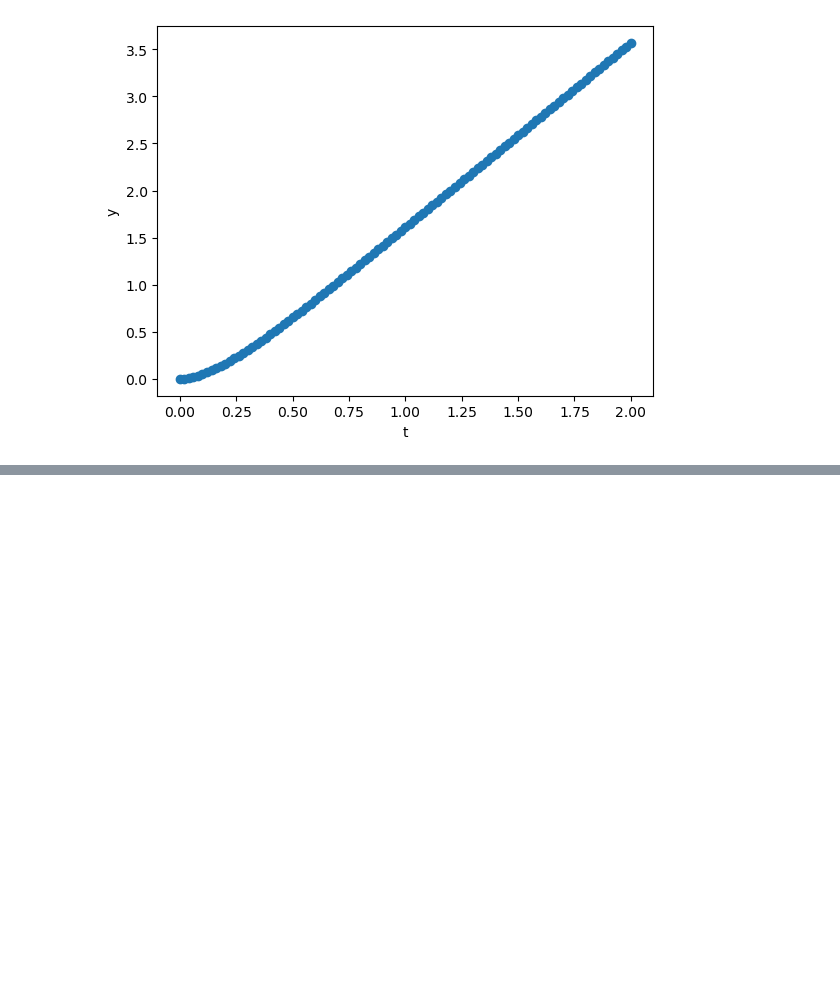
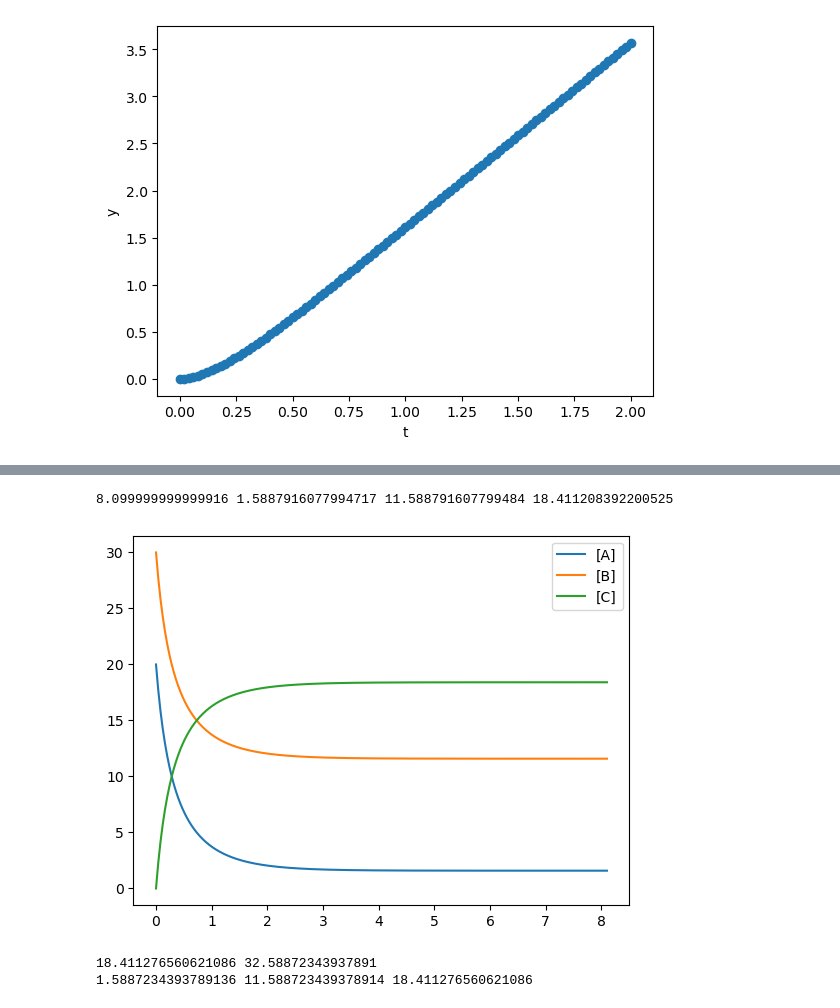
Before and after one commit to kyorin-phys/joho, a Jupyter notebook: p8.ipynb, the cells around one changed output, grey strips where cells are left out. Cells and saved outputs as stored; diff of their text form; code cells hidden in the pictures; blank space fills up the shorter version.

```diff
--- a/p8.ipynb
+++ b/p8.ipynb
@@ -143,0 +172,58 @@ plt.show()
+# %%
+import numpy as np
+import matplotlib.pyplot as plt
+k1 = 0.1
+k2 = 0.1
+dt = 0.02
+eps = 1e-4
+t = 0
+x = 20
+y = 30
+z = 0
+T = [t]
+X = [x]
+Y = [y]
+Z = [z]
+while True:
+    t += dt
+    lhs = -k1*x*y+k2*z
+    dx = lhs*dt
+    dy = dx
+    dz = -dx
+    x += dx
+    y += dy
+    z += dz
+    T.append(t)
+    X.append(x)
+    Y.append(y)
+    Z.append(z)
+    if abs(lhs) < eps:
+        break
+plt.plot(T, X, label='[A]')
+plt.plot(T, Y, label='[B]')
+plt.plot(T, Z, label='[C]')
+plt.legend()
+print(T[-1],X[-1],Y[-1],Z[-1])
+# %% [output]
+8.099999999999916 1.5887916077994717 11.588791607799484 18.411208392200525
+[figure, added]
+# %%
+# 収束値を2次方程式で求める
+A0 = 20
+B0 = 30
+C0 = 0
+K = k1/k2
+a = 1
+b = -(A0+B0+1/K)
+c = A0*B0-C0/K
+det = b**2-4*a*c
+x1 = (-b-np.sqrt(det))/2/a
+x2 = (-b+np.sqrt(det))/2/a
+print(x1, x2)
+A1 = A0 - x1
+B1 = B0 - x1
+C1 = C0 + x1
+print(A1, B1, C1)
+# %% [output]
+18.411276560621086 32.58872343937891
+1.5887234393789136 11.588723439378914 18.411276560621086
```
Also changed, not shown: parts of 13 cells of this notebook.
